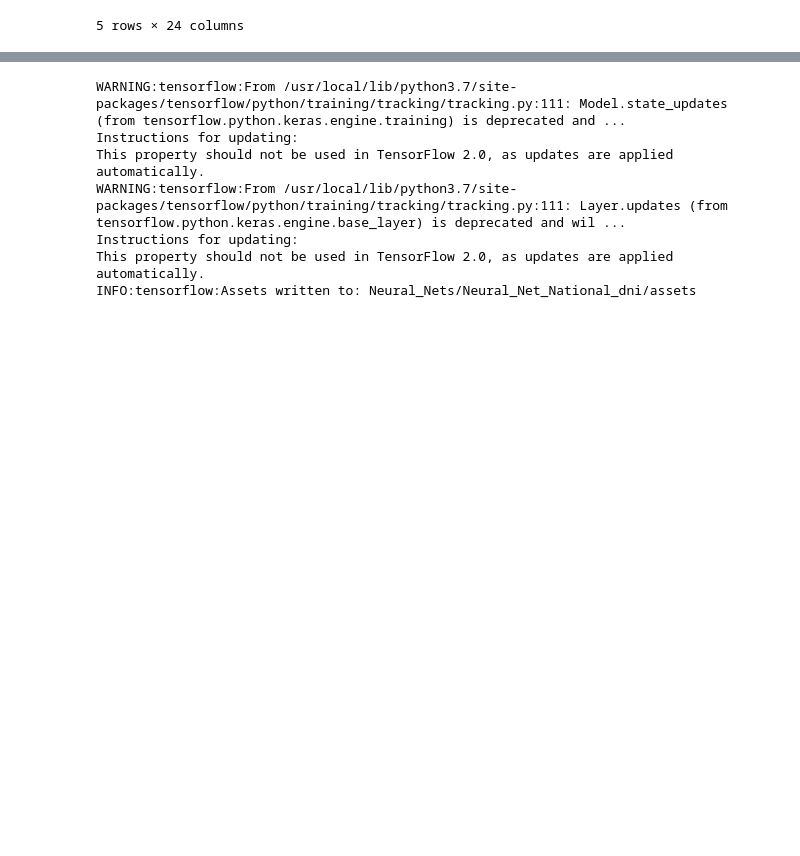
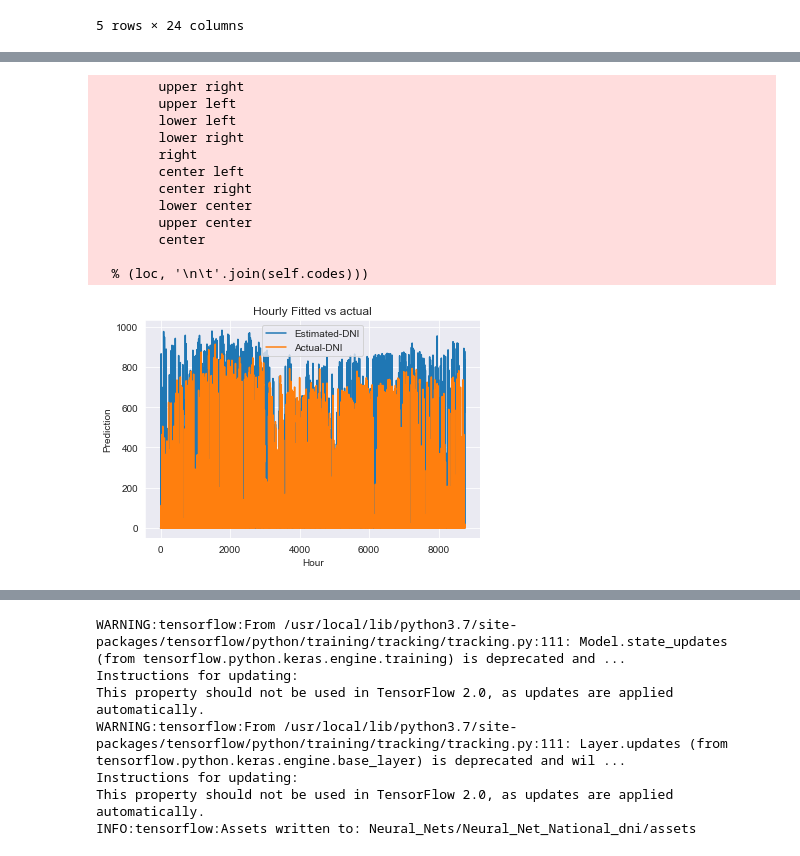
Before and after one commit to tpt5cu/solarIrradiancePredictor, a Jupyter notebook: Neural_Net_FINAL.ipynb, the cells around one changed output, grey strips where cells are left out. Cells and saved outputs as stored; diff of their text form; code cells hidden in the pictures; blank space fills up the shorter version.

```diff
--- a/Neural_Net_FINAL.ipynb
+++ b/Neural_Net_FINAL.ipynb
@@ -290,5 +290,5 @@ model_dni.compile(optimizer=Adam(lr=0.0001),
               loss='mse',
               metrics=['mae',keras.metrics.RootMeanSquaredError()])
 
-history_dni = model_dni.fit(input_arry, dni_arr, epochs=50, batch_size=64)
+history_dni = model_dni.fit(input_arry, dni_arr, epochs=100, batch_size=64)
 # %% [output]
@@ -389,2 +389,26 @@ Actual  634.0   Predicted  [583.82837]
+# %%
+plt.plot([float(i) for i in preds_dni])
+plt.plot([float(i) for i in val_dni_arr])
+
+plt.title('Hourly Fitted vs actual')
+plt.ylabel('Prediction')
+plt.xlabel('Hour')
+plt.legend(['Estimated-DNI', 'Actual-DNI'], loc='middle')
+plt.savefig('OBX-actual-pred-dni.png')
+plt.show()
+# %% [output]
+        upper right
+        upper left
+        lower left
+        lower right
+        right
+        center left
+        center right
+        lower center
+        upper center
+        center
+
+  % (loc, '\n\t'.join(self.codes)))
+[figure, added]
 # %%
 # model.save('Neural_Net_National')
```
Also changed, not shown: parts of 29 cells of this notebook.
